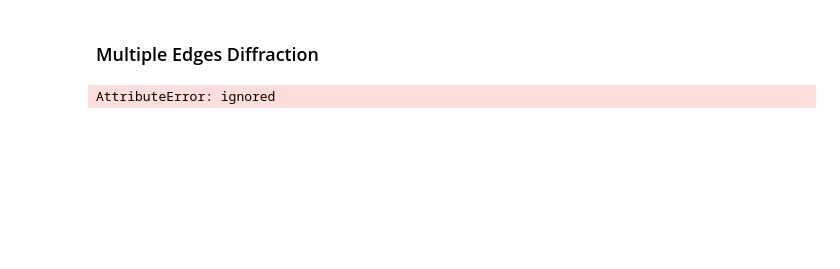
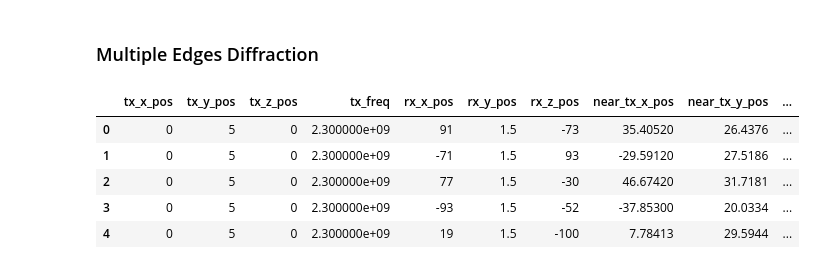
Before and after one commit to tamsri/path-loss-tester, a Jupyter notebook: path_loss_tester.ipynb, the cells around one changed output. Cells and saved outputs as stored; diff of their text form; code cells hidden in the pictures; blank space fills up the shorter version.

```diff
--- a/path_loss_tester.ipynb
+++ b/path_loss_tester.ipynb
@@ -195,6 +269,11 @@ def SingleEdgeDiffraction(tx_positions, tx_frequencies, rx_positions, edge_posit
 # %% [markdown]
 ### Multiple Edges Diffraction
-# %%
-computed_single_loss = SingleEdgeDiffraction(tx_positions, tx_frequencies, rx_positions, edge_positions)
-# %% [output]
-AttributeError: ignored
+# %%
+multi_edges_data.head()
+# %% [output]
+|  | tx_x_pos | tx_y_pos | tx_z_pos | tx_freq | rx_x_pos | rx_y_pos | rx_z_pos | near_tx_x_pos | near_tx_y_pos | ... |
+| 0 | 0 | 5 | 0 | 2.300000e+09 | 91 | 1.5 | -73 | 35.40520 | 26.4376 | ... |
+| 1 | 0 | 5 | 0 | 2.300000e+09 | -71 | 1.5 | 93 | -29.59120 | 27.5186 | ... |
+| 2 | 0 | 5 | 0 | 2.300000e+09 | 77 | 1.5 | -30 | 46.67420 | 31.7181 | ... |
+| 3 | 0 | 5 | 0 | 2.300000e+09 | -93 | 1.5 | -52 | -37.85300 | 20.0334 | ... |
+| 4 | 0 | 5 | 0 | 2.300000e+09 | 19 | 1.5 | -100 | 7.78413 | 29.5944 | ... |
```
Also changed, not shown: parts of 14 cells of this notebook.
